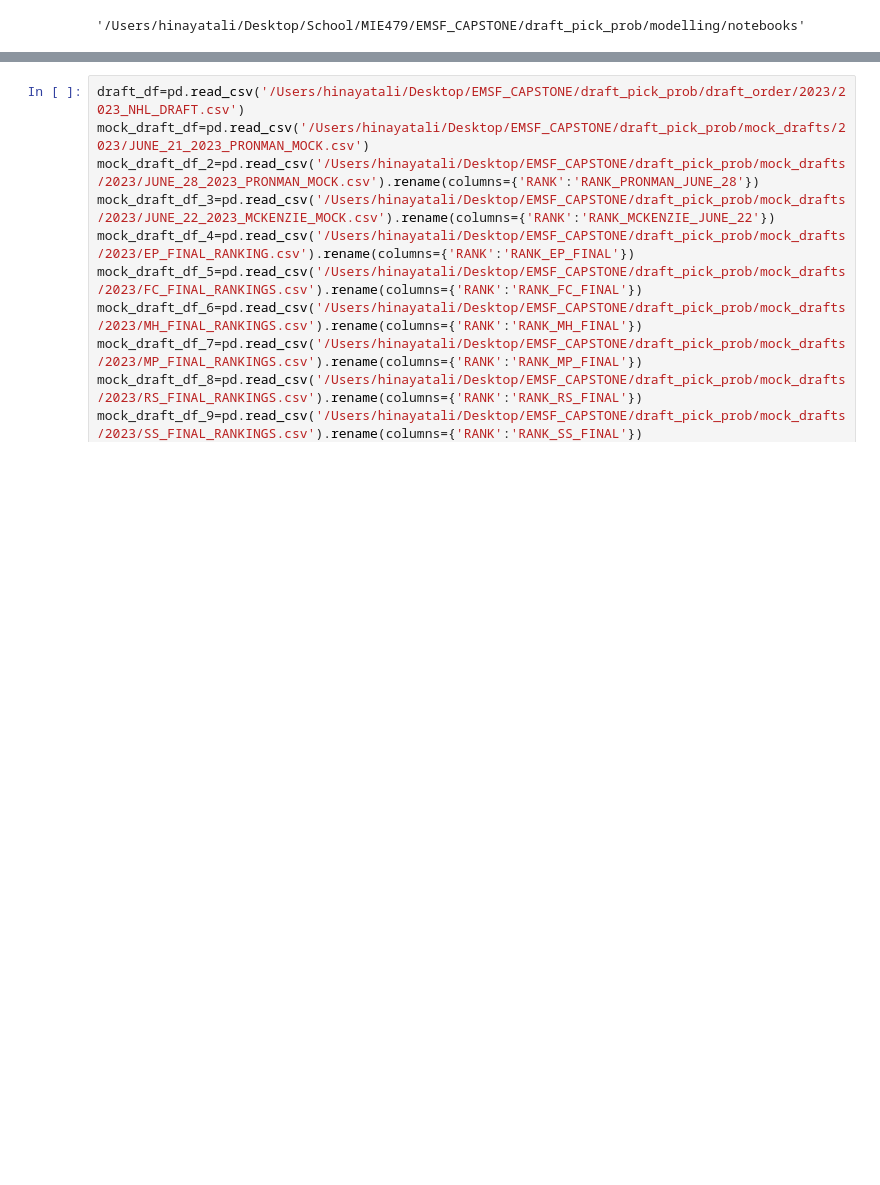
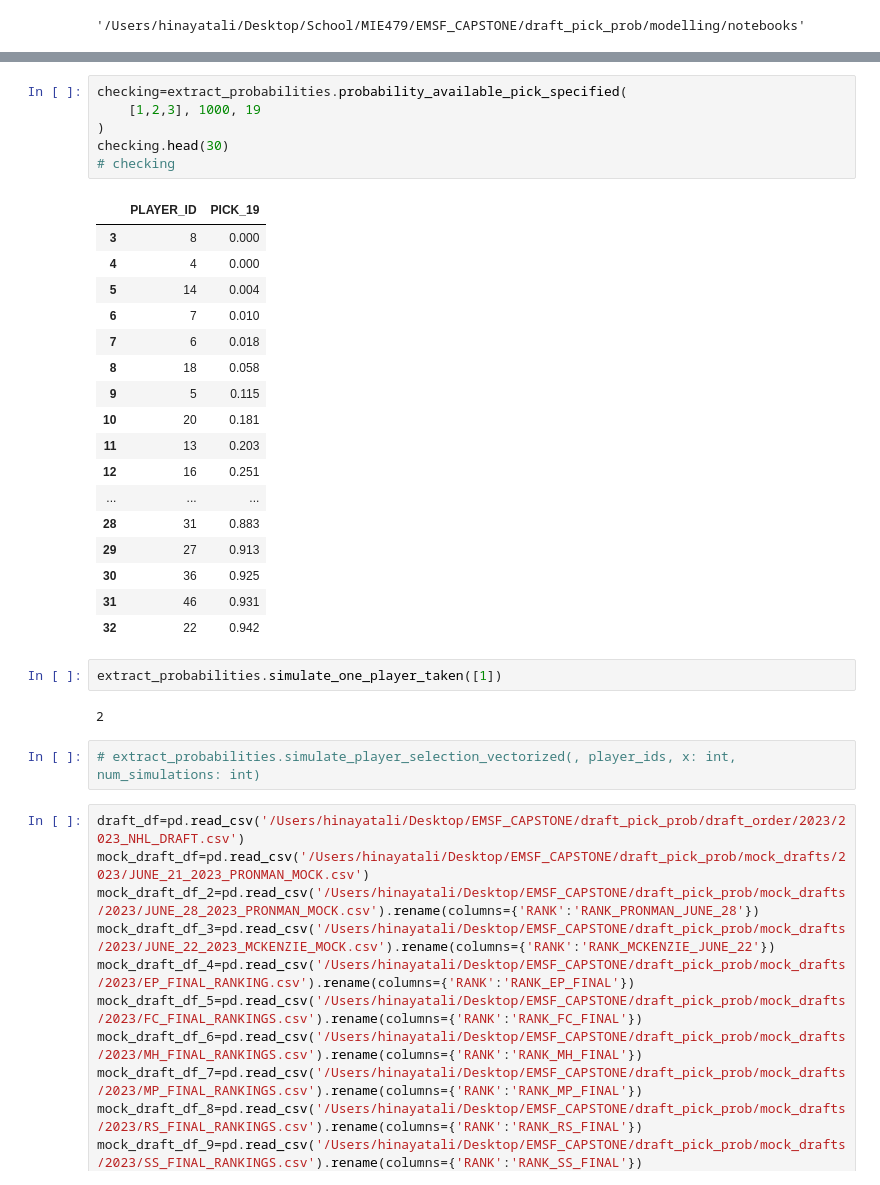
Before and after one commit to hinayatali9/EMSF_CAPSTONE, a Jupyter notebook: draft_pick_prob/modelling/notebooks/pick_prob_testing.ipynb, the cells around one changed output, grey strips where cells are left out. Drawn from its saved outputs; the diff is of its cells as text; blank space fills up the shorter version.

```diff
--- a/draft_pick_prob/modelling/notebooks/pick_prob_testing.ipynb
+++ b/draft_pick_prob/modelling/notebooks/pick_prob_testing.ipynb
@@ -51,3 +83,33 @@ extract_probabilities.determine_optimal_pick(player_rankings, player_position, t
+# %%
+checking=extract_probabilities.probability_available_pick_specified(
+    [1,2,3], 1000, 19
+)
+checking.head(30)
+# checking
+# %% [output]
+|  | PLAYER_ID | PICK_19 |
+| 3 | 8 | 0.000 |
+| 4 | 4 | 0.000 |
+| 5 | 14 | 0.004 |
+| 6 | 7 | 0.010 |
+| 7 | 6 | 0.018 |
+| 8 | 18 | 0.058 |
+| 9 | 5 | 0.115 |
+| 10 | 20 | 0.181 |
+| 11 | 13 | 0.203 |
+| 12 | 16 | 0.251 |
+| ... | ... | ... |
+| 28 | 31 | 0.883 |
+| 29 | 27 | 0.913 |
+| 30 | 36 | 0.925 |
+| 31 | 46 | 0.931 |
+| 32 | 22 | 0.942 |
+# %%
+extract_probabilities.simulate_one_player_taken([1])
+# %% [output]
+2
+# %%
+# extract_probabilities.simulate_player_selection_vectorized(, player_ids, x: int, num_simulations: int)
 # %%
 draft_df=pd.read_csv('/Users/hinayatali/Desktop/EMSF_CAPSTONE/draft_pick_prob/draft_order/2023/2023_NHL_DRAFT.csv')
 mock_draft_df=pd.read_csv('/Users/hinayatali/Desktop/EMSF_CAPSTONE/draft_pick_prob/mock_drafts/2023/JUNE_21_2023_PRONMAN_MOCK.csv')
```
Also changed, not shown: parts of 3 cells of this notebook.
